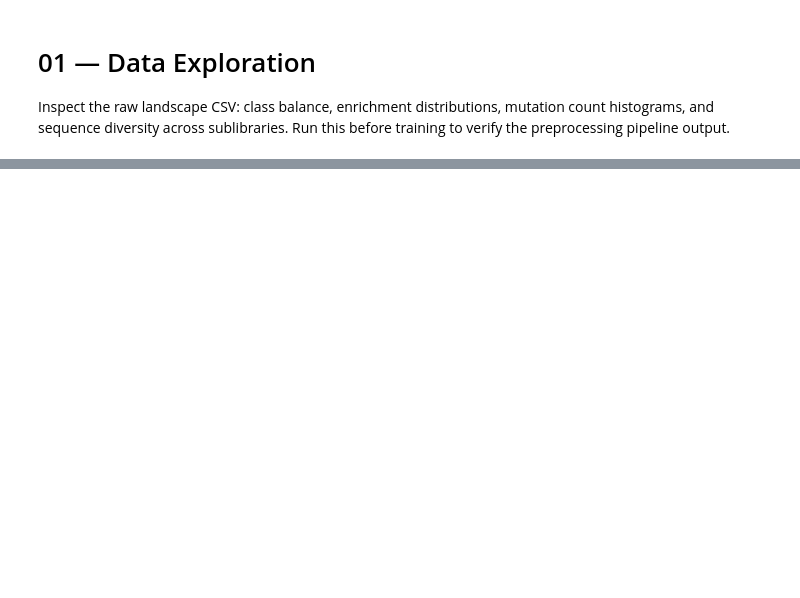
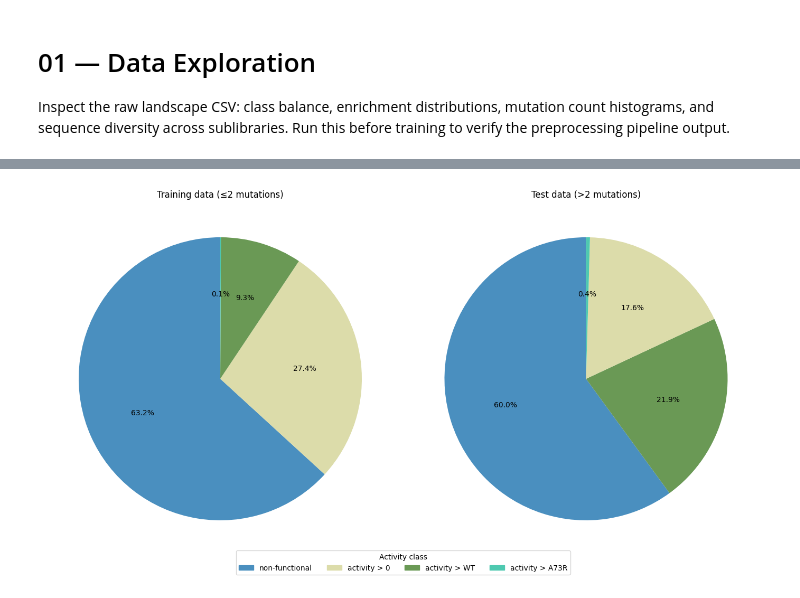
Before and after one commit to zahmiriajoh/AwasthiJohnson_10.C51, a Jupyter notebook: notebooks/01_data_exploration.ipynb, the cells around one changed output, grey strips where cells are left out. Cells and saved outputs as stored; diff of their text form; code cells hidden in the pictures; blank space fills up the shorter version.

```diff
--- a/notebooks/01_data_exploration.ipynb
+++ b/notebooks/01_data_exploration.ipynb
@@ -19,22 +39,40 @@ print(f"Train pool (\u22642 mut): {len(train_pool):,}  |  Test (>2 mut): {len(te
 # %%
 CLASS_COLORS = {
     "non-functional":  "#4a8fbf",
-    "activity > 0":    "#ce9178",
+    "activity > 0":    "#dcdcaa",
     "activity > WT":   "#6a9955",
     "activity > A73R": "#4ec9b0",
 }
 # %%
+# Pies
+fig, ax = plt.subplots(1, 2, figsize=(14, 7))
+
 # Pie 1: training data (<=2 mutations)
 counts = train_pool["activity_level"].value_counts()
-
-fig, ax = plt.subplots(figsize=(7, 7))
-ax.pie(
+ax[0].pie(
     counts,
-    labels=counts.index,
     colors=[CLASS_COLORS[c] for c in counts.index],
     autopct="%1.1f%%",
     startangle=90,
 )
-ax.set_title("Training data (\u22642 mutations) \u2014 activity class distribution", pad=20)
+ax[0].set_title("Training data (\u22642 mutations)")
+
+# Pie 2: test data (>2 mutations)
+counts = test_df["activity_level"].value_counts()
+
+ax[1].pie(
+    counts,
+    colors=[CLASS_COLORS[c] for c in counts.index],
+    autopct="%1.1f%%",
+    startangle=90,
+)
+ax[1].set_title("Test data (>2 mutations)")
+
+handles = [mpatches.Patch(color=v, label=k) for k, v in CLASS_COLORS.items()]
+fig.legend(handles=handles, title="Activity class", loc="lower center", ncol=4, bbox_to_anchor=(0.5, -0.04))
+
+
 plt.tight_layout()
 plt.show()
+# %% [output]
+[figure, added]
```
Also changed, not shown: parts of 6 cells of this notebook, 1 other file.
